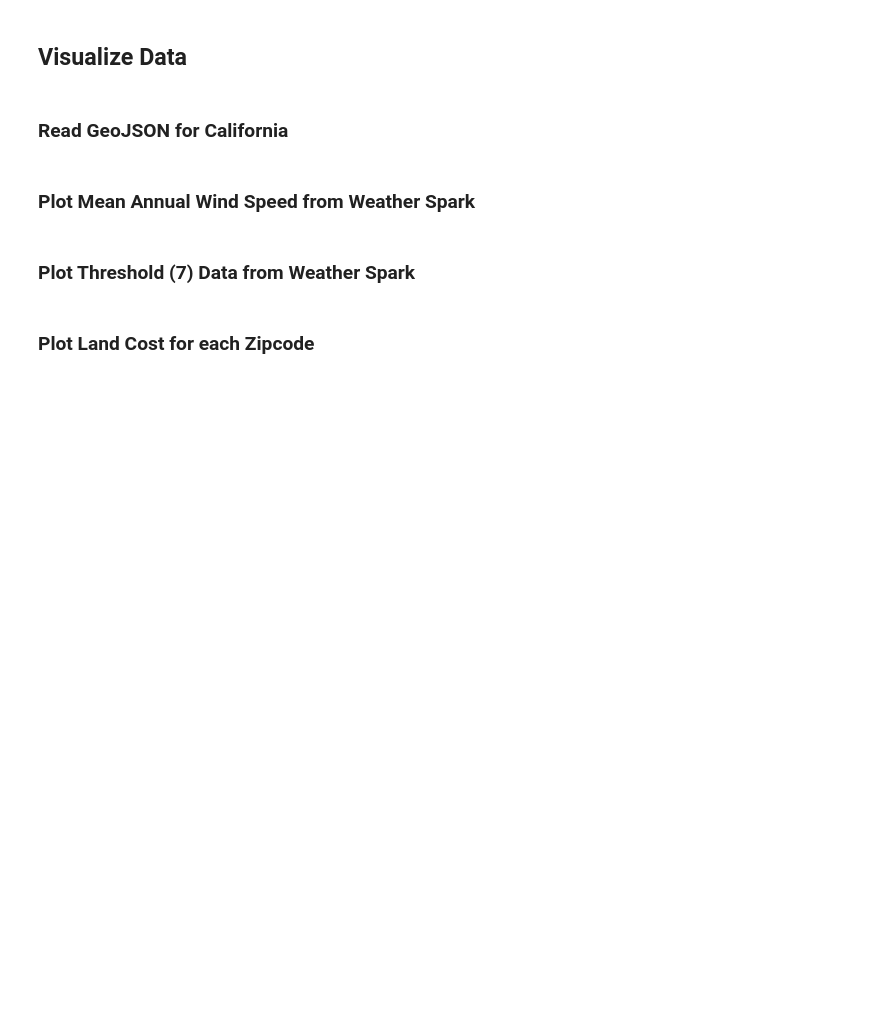
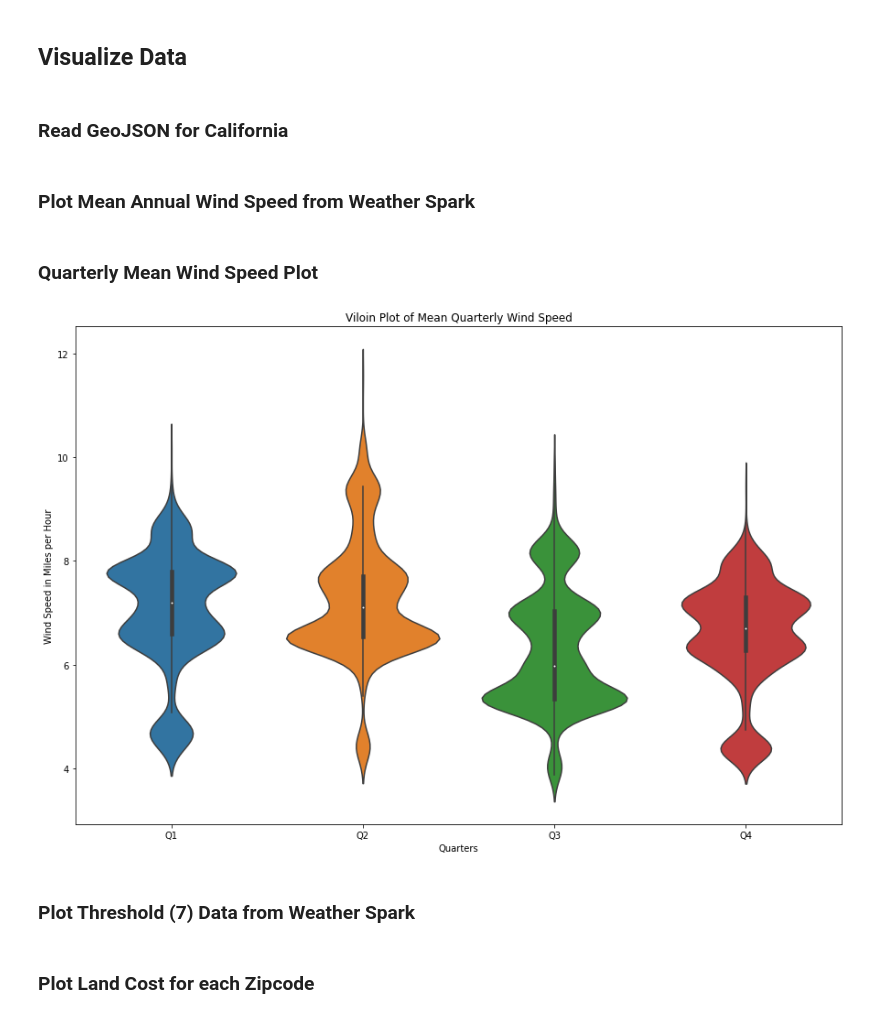
Before and after one commit to helix17/CA-potential-wind-capacity-analysis, a Jupyter notebook: Code/windspeed_history.ipynb, the cells around one changed output. Saved outputs shown, nothing was run; the diff lists cells and outputs as text; code cells hidden in the pictures; blank space fills up the shorter version.

```diff
--- a/Code/windspeed_history.ipynb
+++ b/Code/windspeed_history.ipynb
@@ -698,6 +702,31 @@ folium.GeoJsonTooltip(fields=['ZIP_CODE', 'Mean', 'City'], aliases=['Zipcode:','
 folium.LayerControl().add_to(m)
 
 m.save("../plots/mean_annual_wind_speed.html")
+# %% [markdown]
+### Quarterly Mean Wind Speed Plot
+# %%
+# Create new dataframe for quarterly mean wind speed
+quarterly_mean_windspeed = all_structured_wind_data
+# Calculate mean windspeed for each quarter and store in the dataframe
+quarterly_mean_windspeed["Q1"] = (quarterly_mean_windspeed["Jan"] + quarterly_mean_windspeed["Feb"] + quarterly_mean_windspeed["Mar"]) / 3
+quarterly_mean_windspeed["Q2"] = (quarterly_mean_windspeed["Apr"] + quarterly_mean_windspeed["May"] + quarterly_mean_windspeed["Jun"]) / 3
+quarterly_mean_windspeed["Q3"] = (quarterly_mean_windspeed["Jul"] + quarterly_mean_windspeed["Aug"] + quarterly_mean_windspeed["Sep"]) / 3
+quarterly_mean_windspeed["Q4"] = (quarterly_mean_windspeed["Oct"] + quarterly_mean_windspeed["Nov"] + quarterly_mean_windspeed["Dec"]) / 3
+# %%
+# Create a new subplot
+fig = plt.subplots(figsize=(15, 10))
+# Create a violin plot
+violin_plot = sns.violinplot(data=quarterly_mean_windspeed[["Q1", "Q2", "Q3", "Q4"]])
+# Set labels
+violin_plot.axes.set_title("Viloin Plot of Mean Quarterly Wind Speed")
+violin_plot.set_xlabel("Quarters")
+violin_plot.set_ylabel("Wind Speed in Miles per Hour")
+fig = violin_plot.get_figure()
+plt.show()
+# Save the plot
+fig.savefig('../plots/quarterly_mean_wind_speed_violin.png')
+# %% [output]
+[figure, added]
 # %% [markdown]
 ### Plot Threshold (7) Data from Weather Spark
 # %%
```
Also changed, not shown: parts of 8 cells of this notebook, 3 other files.
